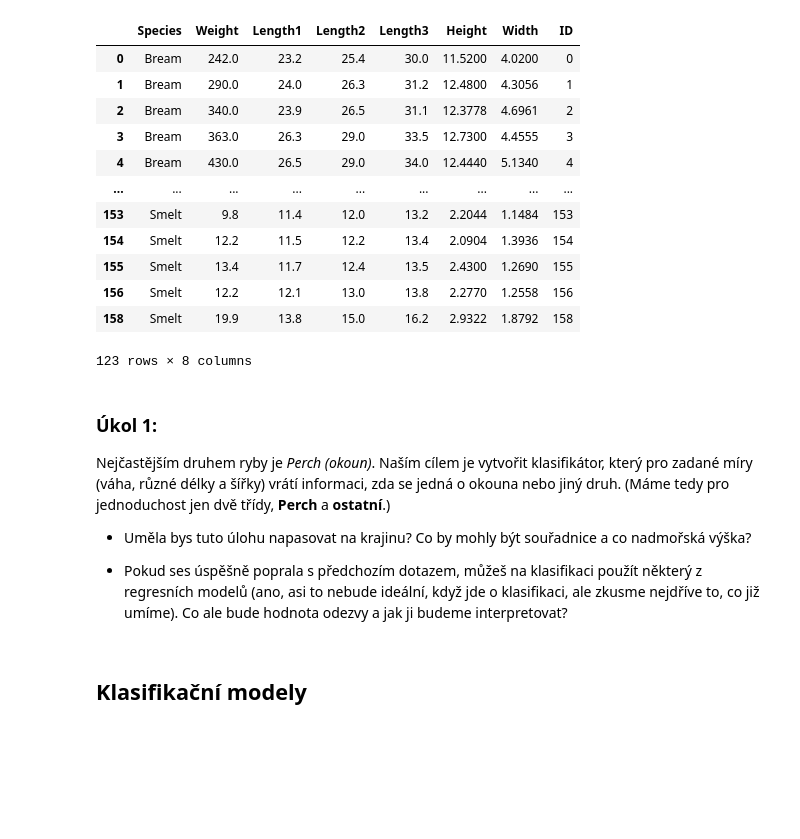
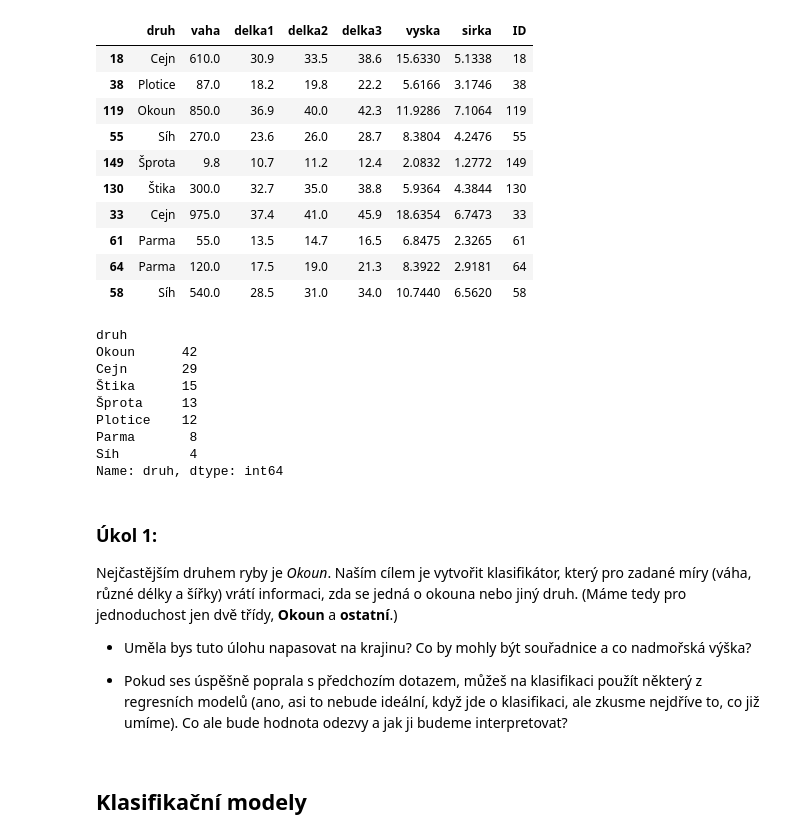
Before and after one commit to PyDataCZ/pyladies-kurz, a Jupyter notebook: lessons/pydata/intro_classification/index.ipynb, the cells around one changed output. Drawn from its saved outputs; the diff is of its cells as text; code cells hidden in the pictures; blank space fills up the shorter version.

```diff
--- a/lessons/pydata/intro_classification/index.ipynb
+++ b/lessons/pydata/intro_classification/index.ipynb
@@ -19,29 +17,60 @@ Zkusíme se ale nejdřív podívat na úlohu klasifikace z pohledu, který už z
 # %%
 # načeteme si data
 import pandas as pd
 import numpy as np
 np.random.seed(2020)  # nastavení náhodného klasifikátoru
 
-data = pd.read_csv("static/fish_data.csv", index_col=0)
-data
+def read_fish_data(filename):
+    return (
+        pd.read_csv(filename, index_col=0)
+        .rename(columns={
+            "Species": "druh",
+            "Weight": "vaha",
+            "Length1": "delka1",
+            "Length2": "delka2",
+            "Length3": "delka3",
+            "Height": "vyska",
+            "Width": "sirka"})
+        .replace({
+            "Bream": "Cejn",
+            "Parkki": "Parma",
+            "Perch": "Okoun",
+            "Pike": "Štika",
+            "Roach": "Plotice",
+            "Smelt": "Šprota",
+            "Whitefish": "Síh"})
+)
+
+data = read_fish_data("static/fish_data.csv")
+data.sample(10)
 # %% [output]
-|  | Species | Weight | Length1 | Length2 | Length3 | Height | Width | ID |
-| 0 | Bream | 242.0 | 23.2 | 25.4 | 30.0 | 11.5200 | 4.0200 | 0 |
-| 1 | Bream | 290.0 | 24.0 | 26.3 | 31.2 | 12.4800 | 4.3056 | 1 |
-| 2 | Bream | 340.0 | 23.9 | 26.5 | 31.1 | 12.3778 | 4.6961 | 2 |
-| 3 | Bream | 363.0 | 26.3 | 29.0 | 33.5 | 12.7300 | 4.4555 | 3 |
-| 4 | Bream | 430.0 | 26.5 | 29.0 | 34.0 | 12.4440 | 5.1340 | 4 |
-| ... | ... | ... | ... | ... | ... | ... | ... | ... |
-| 153 | Smelt | 9.8 | 11.4 | 12.0 | 13.2 | 2.2044 | 1.1484 | 153 |
-| 154 | Smelt | 12.2 | 11.5 | 12.2 | 13.4 | 2.0904 | 1.3936 | 154 |
-| 155 | Smelt | 13.4 | 11.7 | 12.4 | 13.5 | 2.4300 | 1.2690 | 155 |
-| 156 | Smelt | 12.2 | 12.1 | 13.0 | 13.8 | 2.2770 | 1.2558 | 156 |
-| 158 | Smelt | 19.9 | 13.8 | 15.0 | 16.2 | 2.9322 | 1.8792 | 158 |
+|  | druh | vaha | delka1 | delka2 | delka3 | vyska | sirka | ID |
+| 18 | Cejn | 610.0 | 30.9 | 33.5 | 38.6 | 15.6330 | 5.1338 | 18 |
+| 38 | Plotice | 87.0 | 18.2 | 19.8 | 22.2 | 5.6166 | 3.1746 | 38 |
+| 119 | Okoun | 850.0 | 36.9 | 40.0 | 42.3 | 11.9286 | 7.1064 | 119 |
+| 55 | Síh | 270.0 | 23.6 | 26.0 | 28.7 | 8.3804 | 4.2476 | 55 |
+| 149 | Šprota | 9.8 | 10.7 | 11.2 | 12.4 | 2.0832 | 1.2772 | 149 |
+| 130 | Štika | 300.0 | 32.7 | 35.0 | 38.8 | 5.9364 | 4.3844 | 130 |
+| 33 | Cejn | 975.0 | 37.4 | 41.0 | 45.9 | 18.6354 | 6.7473 | 33 |
+| 61 | Parma | 55.0 | 13.5 | 14.7 | 16.5 | 6.8475 | 2.3265 | 61 |
+| 64 | Parma | 120.0 | 17.5 | 19.0 | 21.3 | 8.3922 | 2.9181 | 64 |
+| 58 | Síh | 540.0 | 28.5 | 31.0 | 34.0 | 10.7440 | 6.5620 | 58 |
-123 rows × 8 columns
+# %%
+data.groupby("druh")["druh"].count().sort_values(ascending=False)
+# %% [output]
+druh
+Okoun      42
+Cejn       29
+Štika      15
+Šprota     13
+Plotice    12
+Parma       8
+Síh         4
+Name: druh, dtype: int64
 # %% [markdown]
 ### Úkol 1:
 
-Nejčastějším druhem ryby je *Perch (okoun)*. Naším cílem je vytvořit klasifikátor, který pro zadané míry (váha, různé délky a šířky) vrátí informaci, zda se jedná o okouna nebo jiný druh. (Máme tedy pro jednoduchost jen dvě třídy, **Perch** a **ostatní**.)
+Nejčastějším druhem ryby je *Okoun*. Naším cílem je vytvořit klasifikátor, který pro zadané míry (váha, různé délky a šířky) vrátí informaci, zda se jedná o okouna nebo jiný druh. (Máme tedy pro jednoduchost jen dvě třídy, **Okoun** a **ostatní**.)
 
 + Uměla bys tuto úlohu napasovat na krajinu? Co by mohly být souřadnice a co nadmořská výška?
 
```
Also changed, not shown: parts of 41 cells of this notebook, 3 other files.
